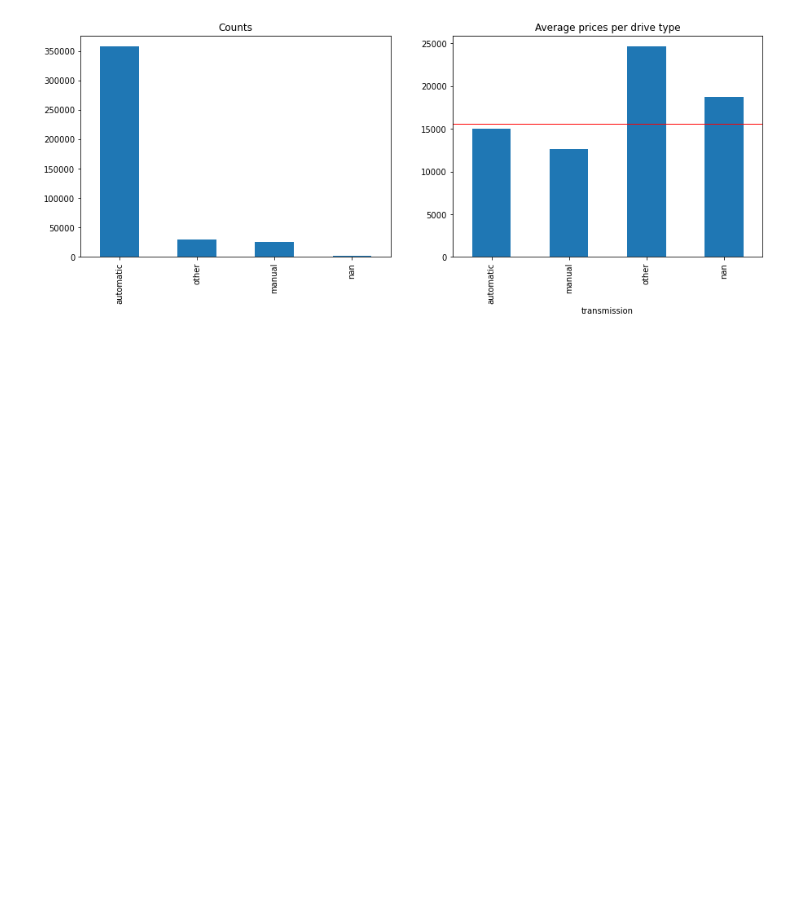
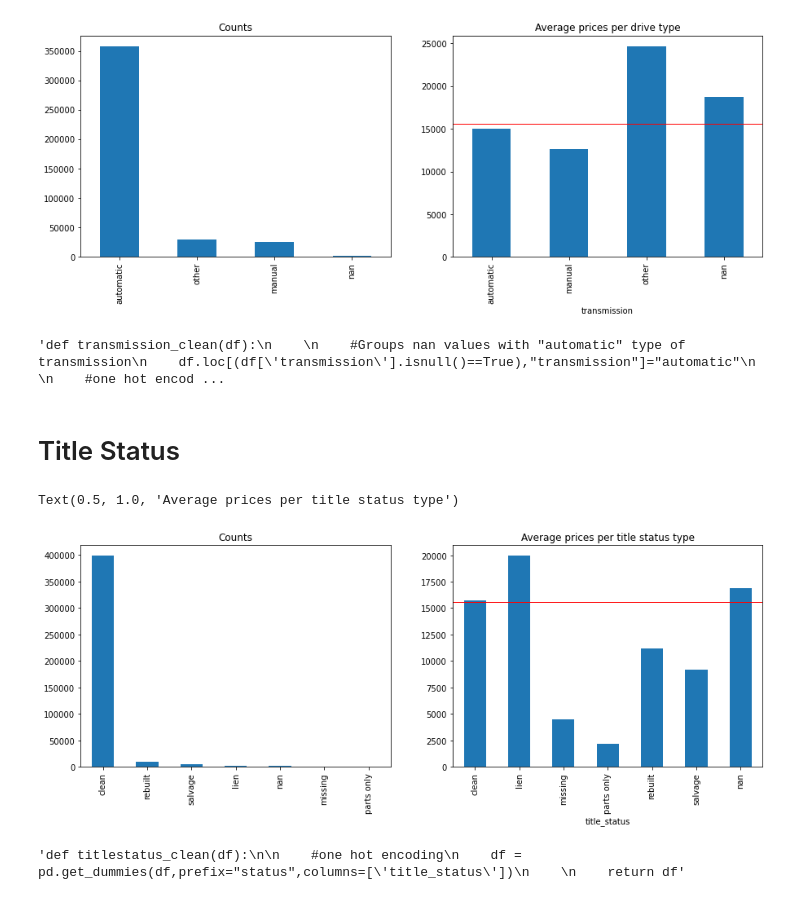
Before and after one commit to ixiaopan/GroupWork, a Jupyter notebook: DataMining/EDA_Jerry.ipynb, the cells around one changed output. Drawn from its saved outputs; the diff is of its cells as text; code cells hidden in the pictures; blank space fills up the shorter version.

Commit message:
transmission, condition, fuel

```diff
--- a/DataMining/EDA_Jerry.ipynb
+++ b/DataMining/EDA_Jerry.ipynb
@@ -248,10 +268,12 @@ Text(0.5, 1.0, 'Average prices per drive type')
 # %%
 """def transmission_clean(df):
 
-    #Groups nan values with "other" type of transmission
-    df.loc[(df['transmission'].isnull()==True),"transmission"]="other"
+    #Groups nan values with "automatic" type of transmission
+    df.loc[(df['transmission'].isnull()==True),"transmission"]="automatic"
 
     #one hot encoding manual, automatic and other
     df = pd.get_dummies(df,prefix="transmission",columns=['transmission'])
 
     return df"""
+# %% [output]
+'def transmission_clean(df):\n    \n    #Groups nan values with "automatic" type of transmission\n    df.loc[(df[\'transmission\'].isnull()==True),"transmission"]="automatic"\n    \n    #one hot encod ...
@@ -257,0 +282,23 @@ Text(0.5, 1.0, 'Average prices per drive type')
+# %% [markdown]
+# Title Status
+# %%
+fig,ax=plt.subplots(1,2, figsize=(15,5))
+
+df['title_status'].value_counts(dropna=False).plot(kind='bar',ax=ax[0])
+ax[0].set_title("Counts")
+
+df.groupby('title_status',dropna=False).mean()['price'].plot(kind='bar',ax=ax[1])
+plt.axhline(y=df['price'].mean(),linewidth=1, color='red')
+ax[1].set_title("Average prices per title status type")
+# %% [output]
+Text(0.5, 1.0, 'Average prices per title status type')
+[figure, added]
+# %%
+"""def titlestatus_clean(df):
+
+    #one hot encoding
+    df = pd.get_dummies(df,prefix="status",columns=['title_status'])
+
+    return df"""
+# %% [output]
+'def titlestatus_clean(df):\n\n    #one hot encoding\n    df = pd.get_dummies(df,prefix="status",columns=[\'title_status\'])\n    \n    return df'
```
Also changed, not shown: parts of 10 cells of this notebook.
